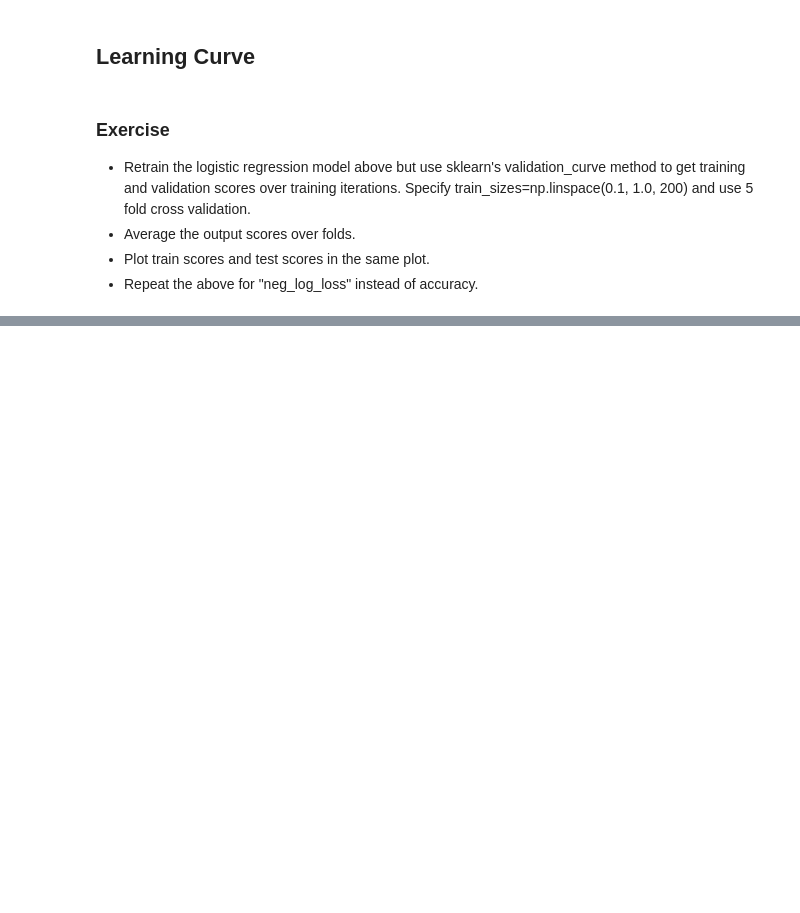
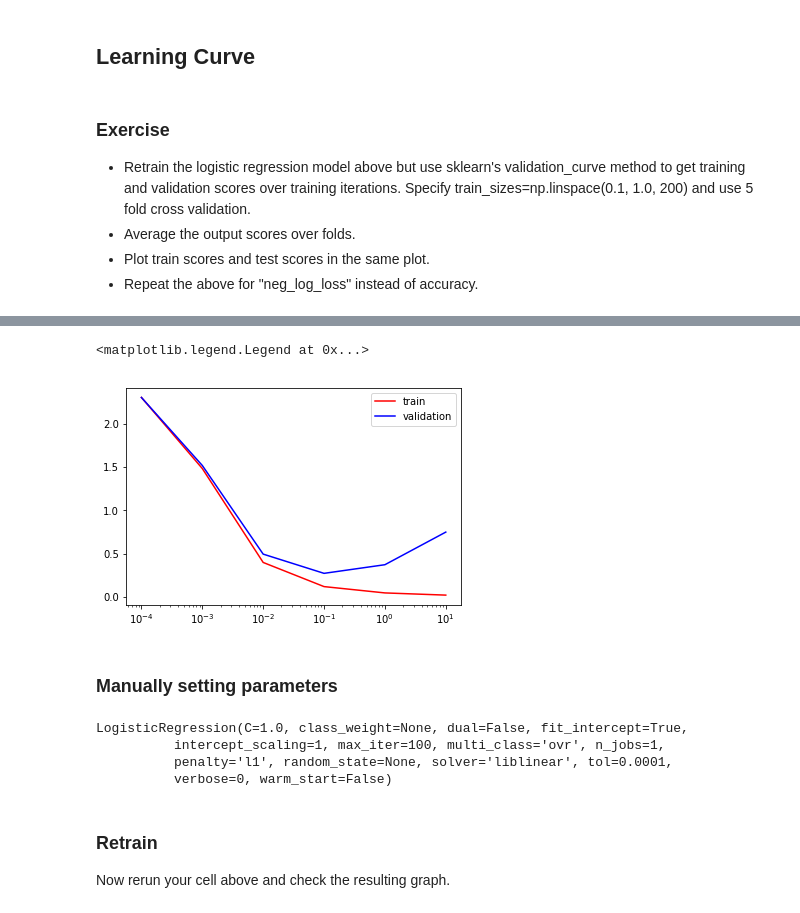
Before and after one commit to breakanalysis/ml-in-3-days, a Jupyter notebook: ML - Do it yourself-Solution.ipynb, the cells around one changed output, grey strips where cells are left out. Drawn from its saved outputs; the diff is of its cells as text; code cells hidden in the pictures; blank space fills up the shorter version.

Commit message:
validation exercise

```diff
--- a/ML - Do it yourself-Solution.ipynb
+++ b/ML - Do it yourself-Solution.ipynb
@@ -369,0 +380,31 @@ plt.legend()
+# %%
+# loads hand written character image data
+digits = load_digits()
+X, y = digits.data, digits.target
+
+params = np.logspace(-4,1,6)
+train_scores, valid_scores = validation_curve(reg, X, y, 'C', params, cv=5,scoring='neg_log_loss')
+
+train_scores_mean = train_scores.mean(axis=1)
+valid_scores_mean = valid_scores.mean(axis=1)
+assert train_scores_mean.shape == (6,)
+assert valid_scores_mean.shape == (6,)
+
+plt.semilogx(params, -train_scores_mean, c='red', label='train')
+plt.semilogx(params, -valid_scores_mean, c='blue', label='validation')
+plt.legend()
+# %% [output]
+<matplotlib.legend.Legend at 0x...>
+[figure, added]
+# %% [markdown]
+### Manually setting parameters
+# %%
+reg.set_params(penalty='l1')
+# %% [output]
+LogisticRegression(C=1.0, class_weight=None, dual=False, fit_intercept=True,
+          intercept_scaling=1, max_iter=100, multi_class='ovr', n_jobs=1,
+          penalty='l1', random_state=None, solver='liblinear', tol=0.0001,
+          verbose=0, warm_start=False)
+# %% [markdown]
+### Retrain
+Now rerun your cell above and check the resulting graph.
```
Also changed, not shown: parts of 14 cells of this notebook, 1 other file.
